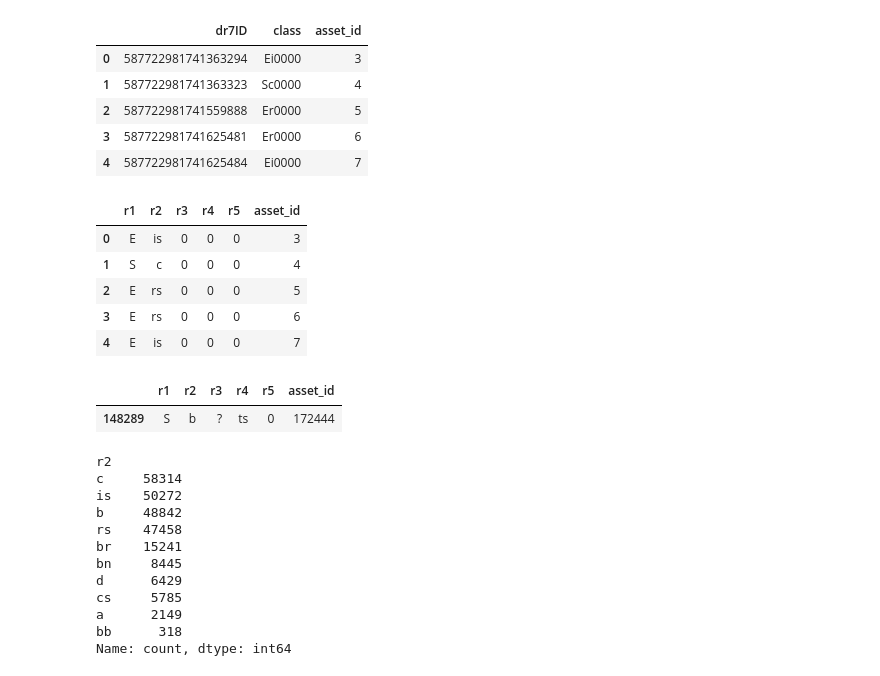
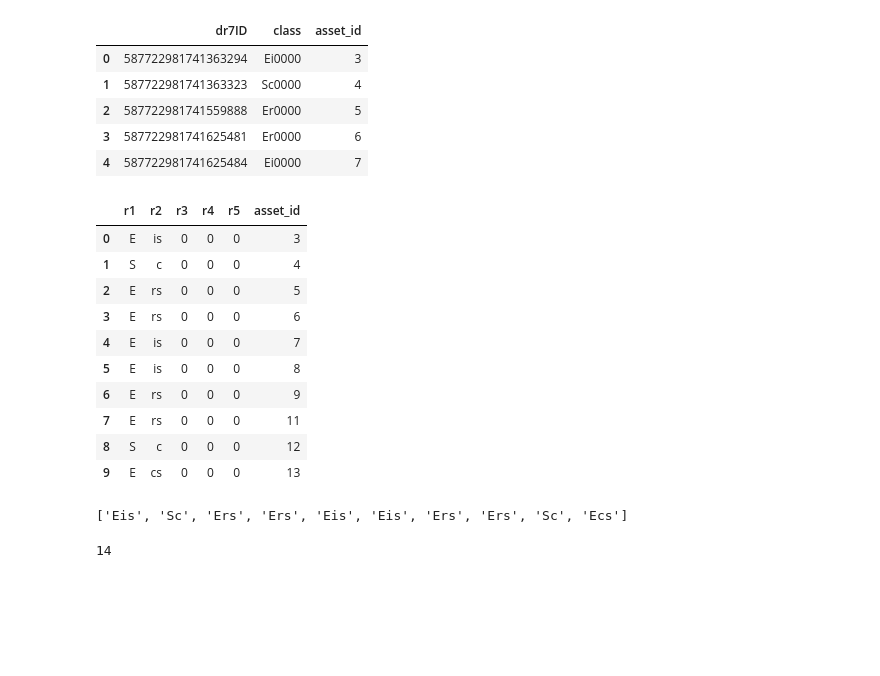
Before and after one commit to emadonev/morfologija_galaksija, a Jupyter notebook: galaxy_morph/nbs/01_data.ipynb, the cells around one changed output. Drawn from its saved outputs; the diff is of its cells as text; code cells hidden in the pictures; blank space fills up the shorter version.

```diff
--- a/galaxy_morph/nbs/01_data.ipynb
+++ b/galaxy_morph/nbs/01_data.ipynb
@@ -155,39 +112,34 @@ model_01_catalogue.head()
 # %%
 # creating a label diagram table
 label_diagram = pd.DataFrame(columns=['r1', 'r2', 'r3', 'r4', 'r5'])
 label_diagram['asset_id'] = model_01_catalogue['asset_id']
 label_diagram['r1'] = model_01_catalogue['class'].apply(choose_class1)
 label_diagram['r2'] = model_01_catalogue['class'].apply(choose_class2)
 label_diagram['r3'] = model_01_catalogue['class'].apply(choose_class3)
 label_diagram['r4'] = model_01_catalogue['class'].apply(choose_class4)
 label_diagram['r5'] = model_01_catalogue['class'].apply(choose_class5)
-label_diagram.head()
+label_diagram.head(10)
 # %% [output]
 |  | r1 | r2 | r3 | r4 | r5 | asset_id |
 | 0 | E | is | 0 | 0 | 0 | 3 |
 | 1 | S | c | 0 | 0 | 0 | 4 |
 | 2 | E | rs | 0 | 0 | 0 | 5 |
 | 3 | E | rs | 0 | 0 | 0 | 6 |
 | 4 | E | is | 0 | 0 | 0 | 7 |
+| 5 | E | is | 0 | 0 | 0 | 8 |
+| 6 | E | rs | 0 | 0 | 0 | 9 |
+| 7 | E | rs | 0 | 0 | 0 | 11 |
+| 8 | S | c | 0 | 0 | 0 | 12 |
+| 9 | E | cs | 0 | 0 | 0 | 13 |
-# %%
-label_diagram[label_diagram["asset_id"]==172444]
-# %% [output]
-|  | r1 | r2 | r3 | r4 | r5 | asset_id |
-| 148289 | S | b | ? | ts | 0 | 172444 |
-# %%
-label_diagram['r2'].value_counts()
-# %% [output]
-r2
-c     58314
-is    50272
-b     48842
-rs    47458
-br    15241
-bn     8445
-d      6429
-cs     5785
-a      2149
-bb      318
-Name: count, dtype: int64
 # %%
 label_diagram.to_csv("../input/label_diagram.csv", index=False)
+# %%
+labels_bench = [label_diagram["r1"][x]+label_diagram["r2"][x] for x in range(label_diagram.shape[0])]
+labels_bench[:10]
+# %% [output]
+['Eis', 'Sc', 'Ers', 'Ers', 'Eis', 'Eis', 'Ers', 'Ers', 'Sc', 'Ecs']
+# %%
+unique_count = len(set(labels_bench))
+print(unique_count)
+# %% [output]
+14
```
Also changed, not shown: parts of 53 cells of this notebook, 5 other files.
